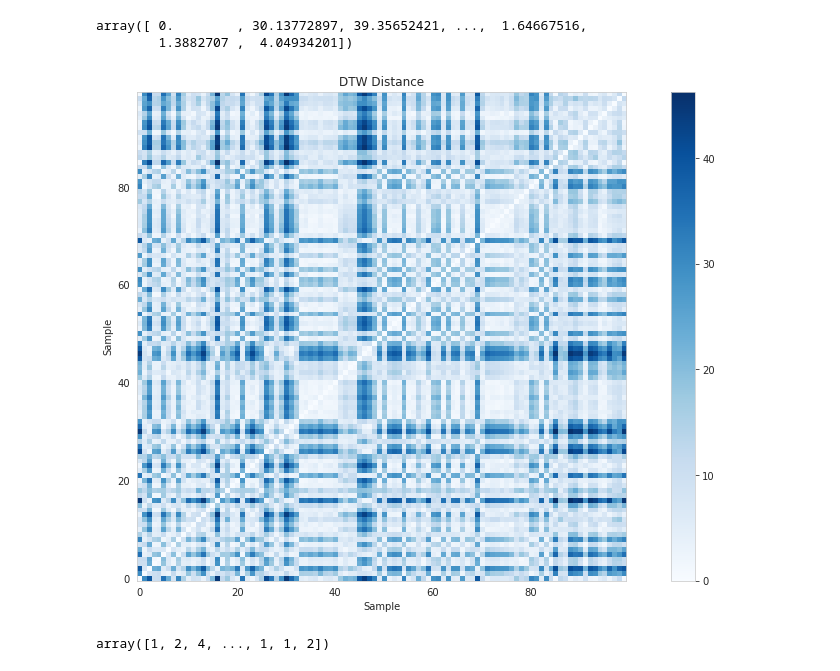
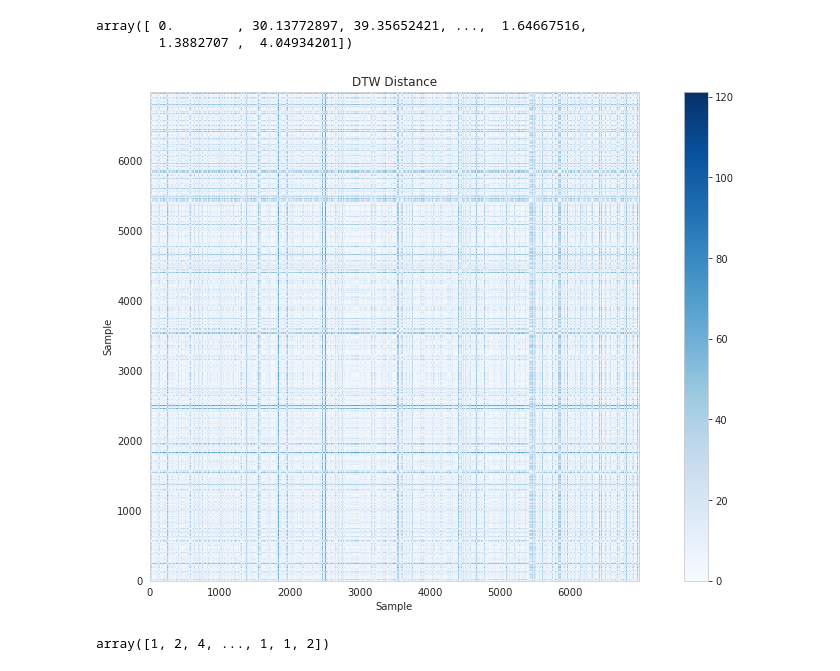
Before and after one commit to PravNJ/PCT-stars-GALAH, a Jupyter notebook: dtw-agglo-clustering.ipynb, the cells around one changed output. Saved outputs shown, nothing was run; the diff lists cells and outputs as text; code cells hidden in the pictures.

```diff
--- a/dtw-agglo-clustering.ipynb
+++ b/dtw-agglo-clustering.ipynb
@@ -115,10 +128,10 @@ distance_matrix_square_form[:,0]
 array([ 0.        , 30.13772897, 39.35652421, ...,  1.64667516,
         1.3882707 ,  4.04934201])
 # %%
-distance_cost_plot(distance_matrix_square_form[0:100:,0:100])
-#distance_cost_plot(distance_matrix_square_form)
+#distance_cost_plot(distance_matrix_square_form[0:100:,0:100])
+distance_cost_plot(distance_matrix_square_form)
 # %% [output]
-[figure, old version]
+[figure, new version]
 # %%
 #agglom = AgglomerativeClustering(n_clusters = 10, linkage = 'complete', affinity='precomputed')
 agglom = AgglomerativeClustering(n_clusters = 10, linkage = 'complete', affinity='precomputed')
```
Also changed, not shown: parts of 1 cell of this notebook, 2 other files.
